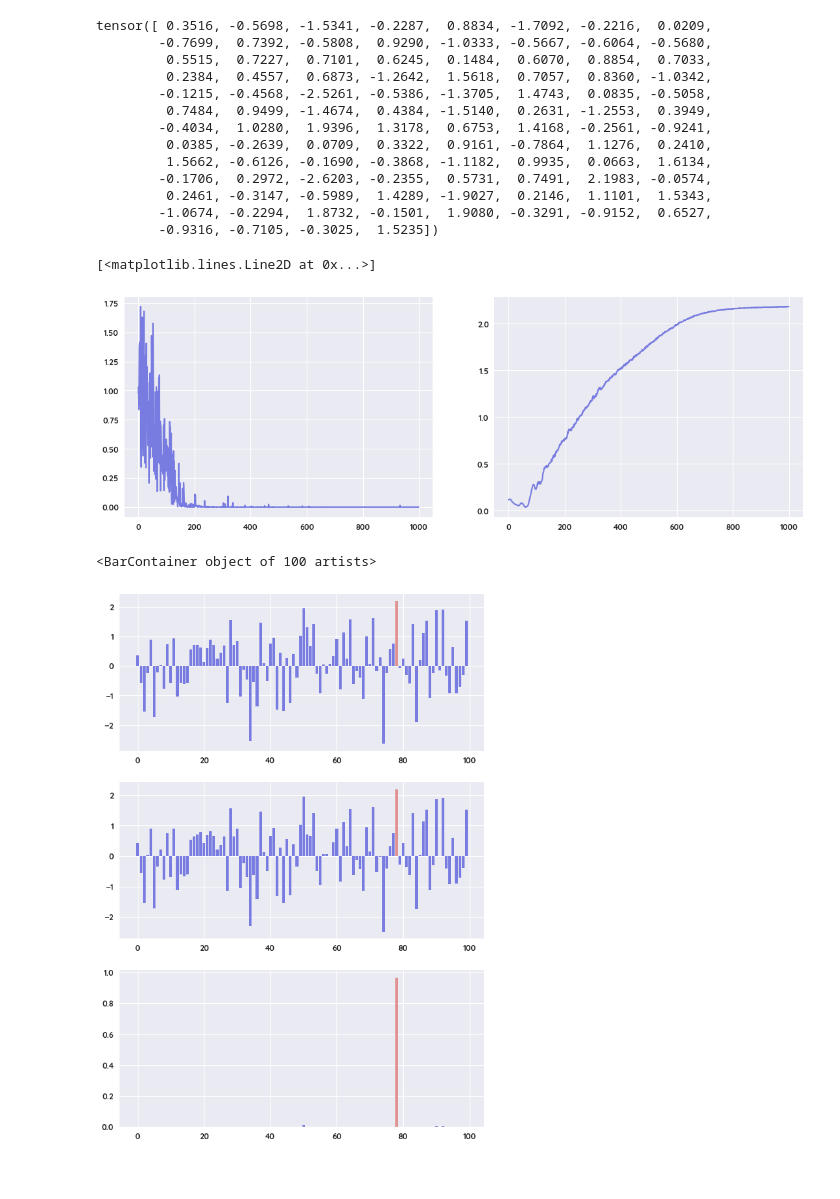
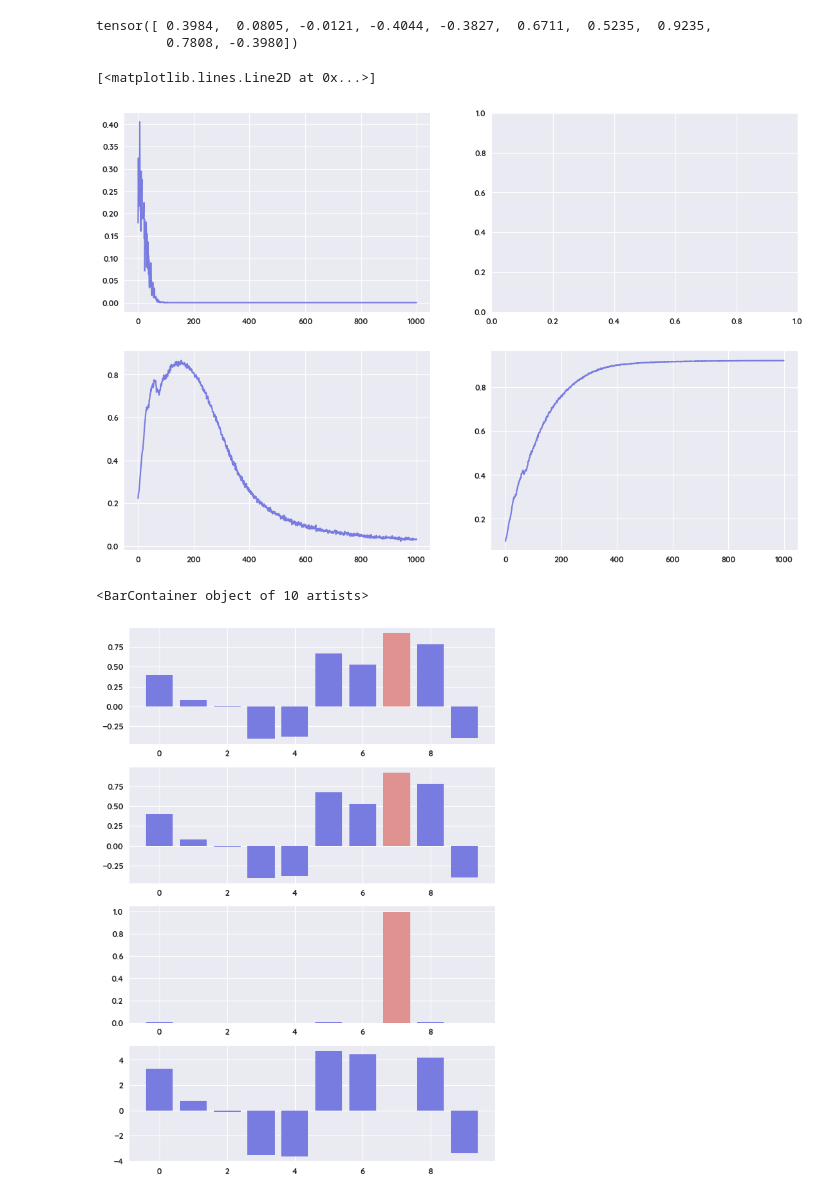
Before and after one commit to kilroybot/research, a Jupyter notebook: notebooks/actor_critic.ipynb, the cells around one changed output. Saved outputs shown, nothing was run; the diff lists cells and outputs as text; code cells hidden in the pictures.

```diff
--- a/notebooks/actor_critic.ipynb
+++ b/notebooks/actor_critic.ipynb
@@ -3,24 +3,13 @@ import torch
 from torch import nn, optim
 from kilroyplot.plot import plt
 # %%
-n_choices = 100
+n_choices = 10
 # %%
-rewards = torch.randn(n_choices)
+rewards = torch.distributions.uniform.Uniform(-1, 1).sample((n_choices,))
 rewards
 # %% [output]
-tensor([ 0.3516, -0.5698, -1.5341, -0.2287,  0.8834, -1.7092, -0.2216,  0.0209,
-        -0.7699,  0.7392, -0.5808,  0.9290, -1.0333, -0.5667, -0.6064, -0.5680,
-         0.5515,  0.7227,  0.7101,  0.6245,  0.1484,  0.6070,  0.8854,  0.7033,
-         0.2384,  0.4557,  0.6873, -1.2642,  1.5618,  0.7057,  0.8360, -1.0342,
-        -0.1215, -0.4568, -2.5261, -0.5386, -1.3705,  1.4743,  0.0835, -0.5058,
-         0.7484,  0.9499, -1.4674,  0.4384, -1.5140,  0.2631, -1.2553,  0.3949,
-        -0.4034,  1.0280,  1.9396,  1.3178,  0.6753,  1.4168, -0.2561, -0.9241,
-         0.0385, -0.2639,  0.0709,  0.3322,  0.9161, -0.7864,  1.1276,  0.2410,
-         1.5662, -0.6126, -0.1690, -0.3868, -1.1182,  0.9935,  0.0663,  1.6134,
-        -0.1706,  0.2972, -2.6203, -0.2355,  0.5731,  0.7491,  2.1983, -0.0574,
-         0.2461, -0.3147, -0.5989,  1.4289, -1.9027,  0.2146,  1.1101,  1.5343,
-        -1.0674, -0.2294,  1.8732, -0.1501,  1.9080, -0.3291, -0.9152,  0.6527,
-        -0.9316, -0.7105, -0.3025,  1.5235])
+tensor([ 0.3984,  0.0805, -0.0121, -0.4044, -0.3827,  0.6711,  0.5235,  0.9235,
+         0.7808, -0.3980])
 # %%
 class Actor(nn.Module):
     def __init__(self, n_out, n_hidden=10):
@@ -71,13 +60,14 @@ encoder = OneHotEncoder(n_choices)
 actor_optimizer = optim.Adam(actor.parameters(), lr=0.001)
 critic_optimizer = optim.Adam(critic.parameters(), lr=0.005)
 # %%
-criterion = nn.MSELoss()
+critic_loss = nn.MSELoss()
 # %%
 epochs = 1000
 actor_iters = 10000
 critic_iters = 10
 # %%
 critic_losses = []
+actor_losses = []
 actor_rewards = []
 
 for _ in range(epochs):
@@ -86,7 +76,7 @@ for _ in range(epochs):
     x = encoder.encode(choice)
     pred_reward = critic(x.float())
     real_reward = rewards[choice].unsqueeze(-1)
-    loss = criterion(pred_reward, real_reward)
+    loss = critic_loss(pred_reward, real_reward)
     loss.backward()
     critic_optimizer.step()
 
@@ -101,20 +91,27 @@ for _ in range(epochs):
     loss.backward()
     actor_optimizer.step()
 
+    actor_losses.append(loss.item())
     actor_rewards.append(reward.mean().item())
 # %%
-_, axs = plt.subplots(1, 2, figsize=(15, 5))
-axs[0].plot(critic_losses)
-axs[1].plot(actor_rewards)
+_, axs = plt.subplots(2, 2, figsize=(15, 10))
+axs[0][0].plot(critic_losses)
+axs[1][0].plot(actor_losses)
+axs[1][1].plot(actor_rewards)
 # %% [output]
 [<matplotlib.lines.Line2D at 0x...>]
-[figure, old version]
+[figure, new version]
 # %%
 color=['C1' if i == actor().argmax() else 'C0' for i in range(n_choices)]
-_, axs = plt.subplots(3, 1, figsize=(8, 12))
+_, axs = plt.subplots(4, 1, figsize=(8, 12))
 axs[0].bar(range(n_choices), rewards, color=color)
-axs[1].bar(range(n_choices), critic(encoder.encode(torch.arange(n_choices)).float()).flatten().detach().numpy(), color=color)
-axs[2].bar(range(n_choices), actor().detach().numpy(), color=color)
+choice = torch.arange(n_choices)
+reward = critic(encoder.encode(choice).float())
+axs[1].bar(range(n_choices), reward.flatten().detach().numpy(), color=color)
+probs = actor()
+loss = -(reward * torch.log(probs[choice].unsqueeze(-1)))
+axs[2].bar(range(n_choices), probs.detach().numpy(), color=color)
+axs[3].bar(range(n_choices), loss.flatten().detach().numpy(), color=color)
 # %% [output]
-<BarContainer object of 100 artists>
+<BarContainer object of 10 artists>
-[figure, old version]
+[figure, new version]
```
Also changed, not shown: 4 other files.
